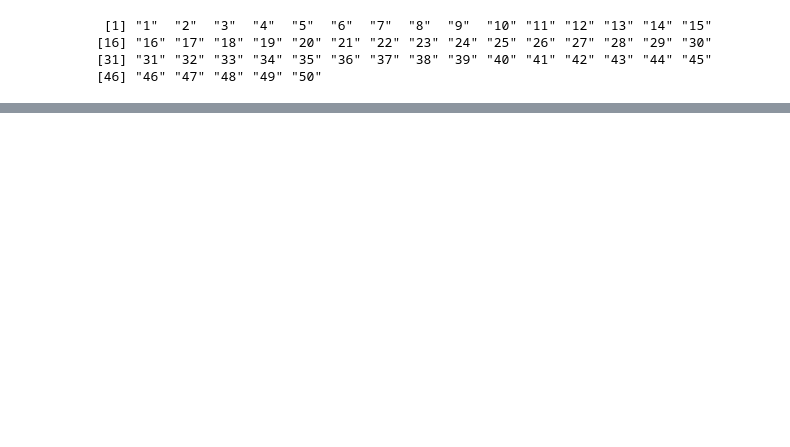
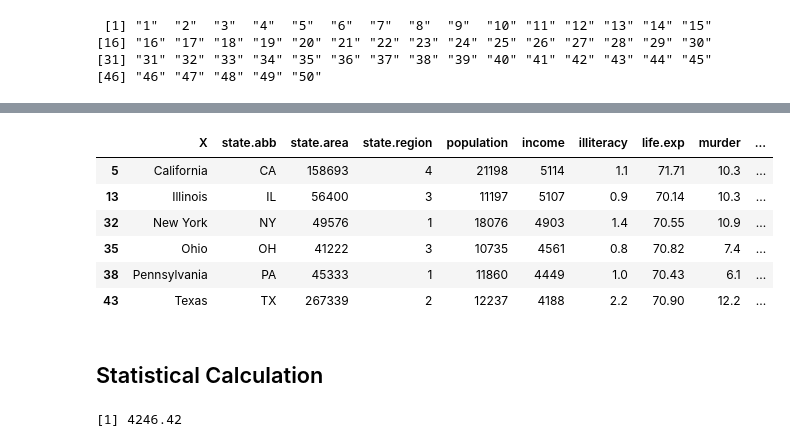
Before and after one commit to mukerong/Toolkit, a Jupyter notebook: R/R-Basics.ipynb, the cells around one changed output, grey strips where cells are left out. Saved outputs shown, nothing was run; the diff lists cells and outputs as text; code cells hidden in the pictures; blank space fills up the shorter version.

```diff
--- a/R/R-Basics.ipynb
+++ b/R/R-Basics.ipynb
@@ -142,0 +214,17 @@ row.names(state_info) <- c()
+# %%
+state_info[state_info$population > 10000, ]
+# %% [output]
+|  | X | state.abb | state.area | state.region | population | income | illiteracy | life.exp | murder | ... |
+| 5 | California | CA | 158693 | 4 | 21198 | 5114 | 1.1 | 71.71 | 10.3 | ... |
+| 13 | Illinois | IL | 56400 | 3 | 11197 | 5107 | 0.9 | 70.14 | 10.3 | ... |
+| 32 | New York | NY | 49576 | 1 | 18076 | 4903 | 1.4 | 70.55 | 10.9 | ... |
+| 35 | Ohio | OH | 41222 | 3 | 10735 | 4561 | 0.8 | 70.82 | 7.4 | ... |
+| 38 | Pennsylvania | PA | 45333 | 1 | 11860 | 4449 | 1.0 | 70.43 | 6.1 | ... |
+| 43 | Texas | TX | 267339 | 2 | 12237 | 4188 | 2.2 | 70.90 | 12.2 | ... |
+# %% [markdown]
+<a id = 'statistical-calculation'></a>
+## Statistical Calculation
+# %%
+mean(state_info$population)
+# %% [output]
+[1] 4246.42
```
Also changed, not shown: parts of 15 cells of this notebook.
